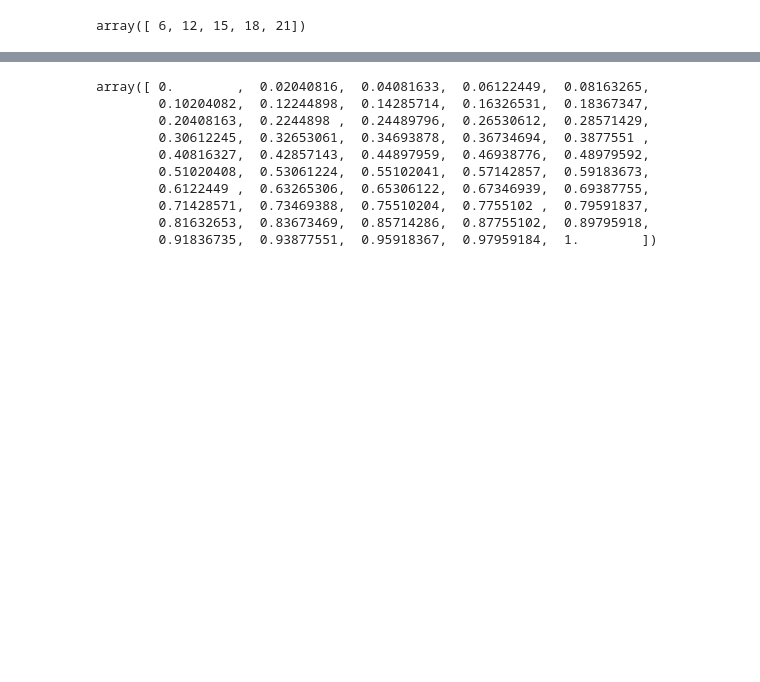
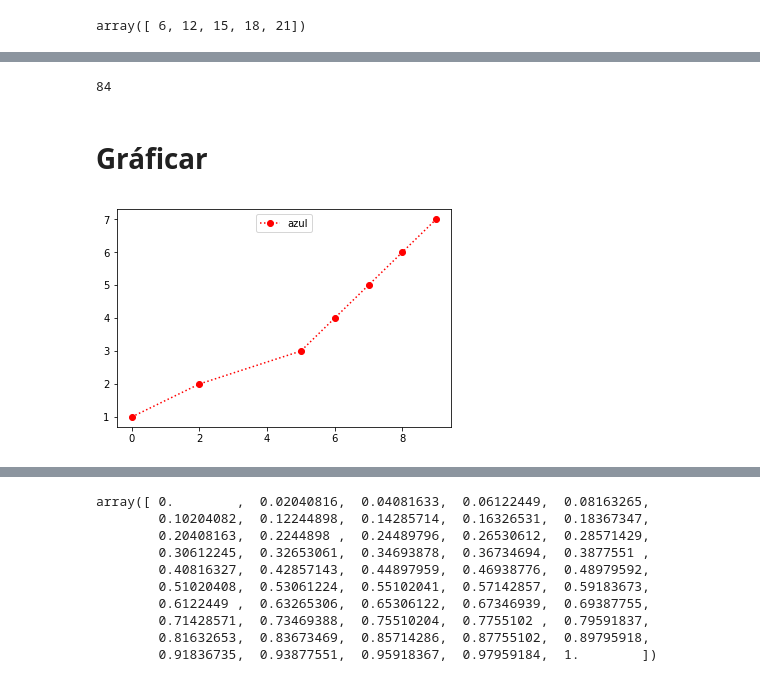
Before and after one commit to lazarusA/python-bebes, a Jupyter notebook: AxelM.ipynb, the cells around one changed output, grey strips where cells are left out. Saved outputs shown, nothing was run; the diff lists cells and outputs as text; code cells hidden in the pictures; blank space fills up the shorter version.

```diff
--- a/AxelM.ipynb
+++ b/AxelM.ipynb
@@ -117,0 +140,6 @@ lista_np2 = np.array([1, 2, 3, 4, 5])
+# %%
+np.sum( lista_np * lista_np2)
+# %% [output]
+84
+# %% [markdown]
+# Gráficar
@@ -118 +149,11 @@ lista_np2 = np.array([1, 2, 3, 4, 5])
+# %%
+x = [0, 2, 5, 6, 7, 8, 9]
+# %%
+y = [1, 2, 3, 4, 5, 6, 7]
+# %%
+plt.plot(x, y, "o:" , label = 'azul', color = 'red')
+plt.legend(loc = 'upper center')
+plt.show()
+# %% [output]
+[figure, added]
 # %%
```
Also changed, not shown: parts of 11 cells of this notebook.
